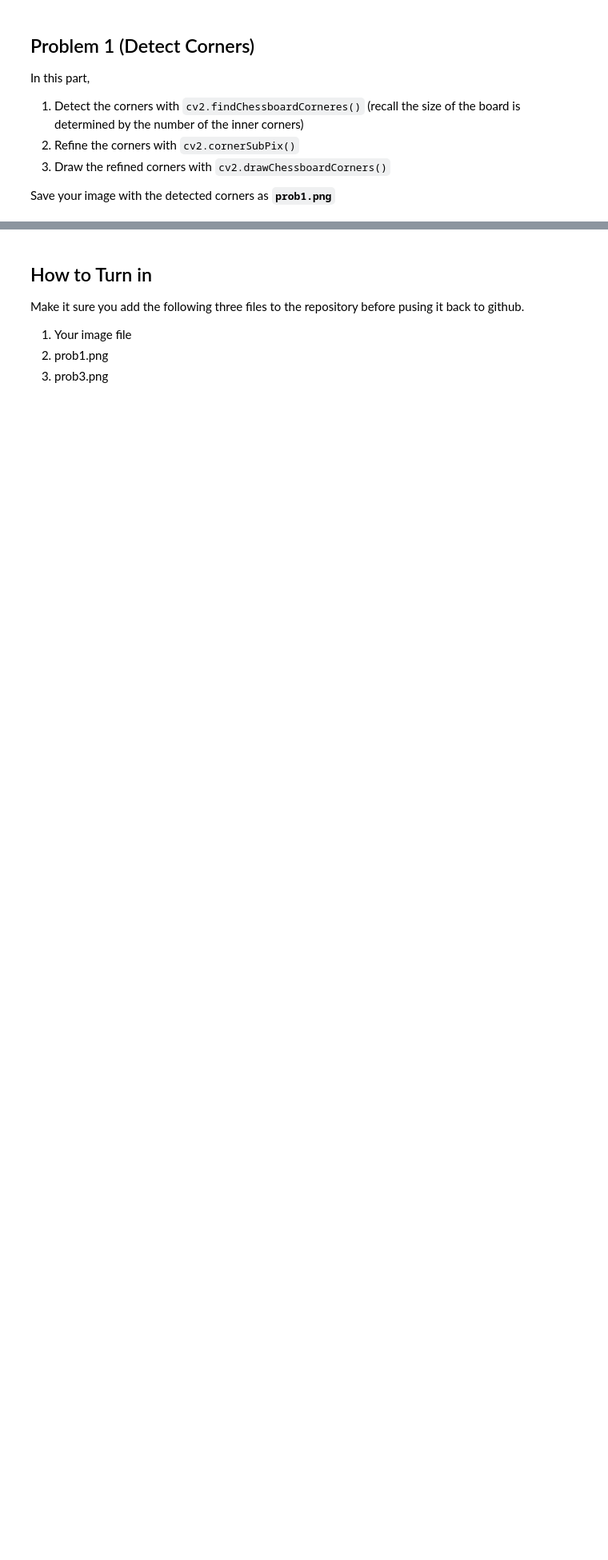
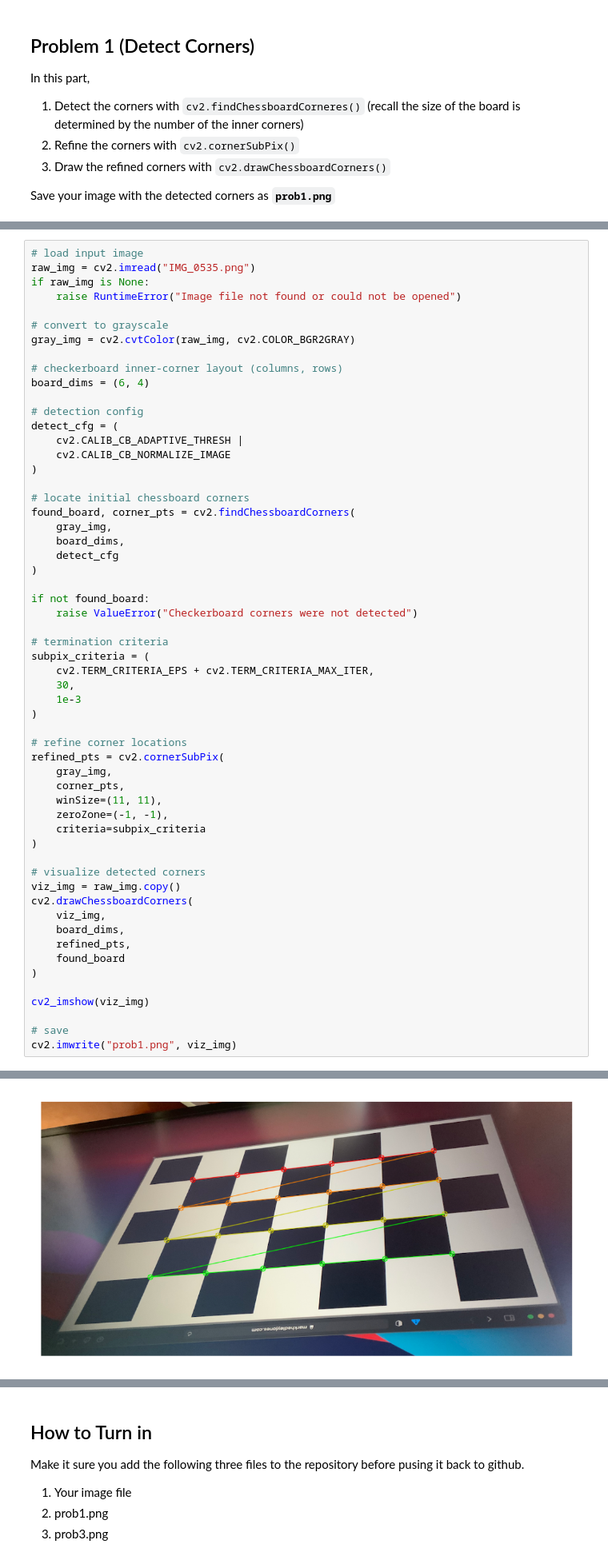
Before and after one commit to GW-MAE6292/HW2, a Jupyter notebook: hw2.ipynb, the cells around one changed output, grey strips where cells are left out. Shown at 80% size. Cells and saved outputs as stored; diff of their text form; blank space fills up the shorter version.

```diff
--- a/hw2.ipynb
+++ b/hw2.ipynb
@@ -60,0 +52,58 @@ cv2_imshow(img_corner)
+# %%
+# load input image
+raw_img = cv2.imread("IMG_0535.png")
+if raw_img is None:
+    raise RuntimeError("Image file not found or could not be opened")
+
+# convert to grayscale
+gray_img = cv2.cvtColor(raw_img, cv2.COLOR_BGR2GRAY)
+
+# checkerboard inner-corner layout (columns, rows)
+board_dims = (6, 4)
+
+# detection config
+detect_cfg = (
+    cv2.CALIB_CB_ADAPTIVE_THRESH |
+    cv2.CALIB_CB_NORMALIZE_IMAGE
+)
+
+# locate initial chessboard corners
+found_board, corner_pts = cv2.findChessboardCorners(
+    gray_img,
+    board_dims,
+    detect_cfg
+)
+
+if not found_board:
+    raise ValueError("Checkerboard corners were not detected")
+
+# termination criteria
+subpix_criteria = (
+    cv2.TERM_CRITERIA_EPS + cv2.TERM_CRITERIA_MAX_ITER,
+    30,
+    1e-3
+)
+
+# refine corner locations
+refined_pts = cv2.cornerSubPix(
+    gray_img,
+    corner_pts,
+    winSize=(11, 11),
+    zeroZone=(-1, -1),
+    criteria=subpix_criteria
+)
+
+# visualize detected corners
+viz_img = raw_img.copy()
+cv2.drawChessboardCorners(
+    viz_img,
+    board_dims,
+    refined_pts,
+    found_board
+)
+
+cv2_imshow(viz_img)
+
+# save
+cv2.imwrite("prob1.png", viz_img)
+# %% [output]
@@ -61,3 +111,4 @@ cv2_imshow(img_corner)
+[figure, added]
 # %% [markdown]
 ## Problem 2 (Calibrate Camera)
 
```
Also changed, not shown: parts of 6 cells of this notebook, 2 other files.
